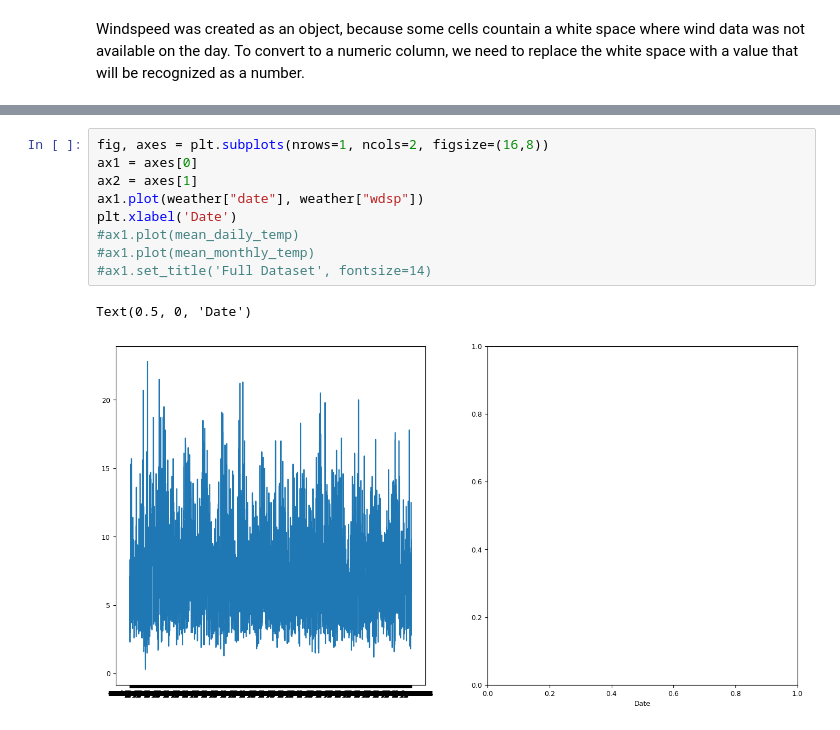
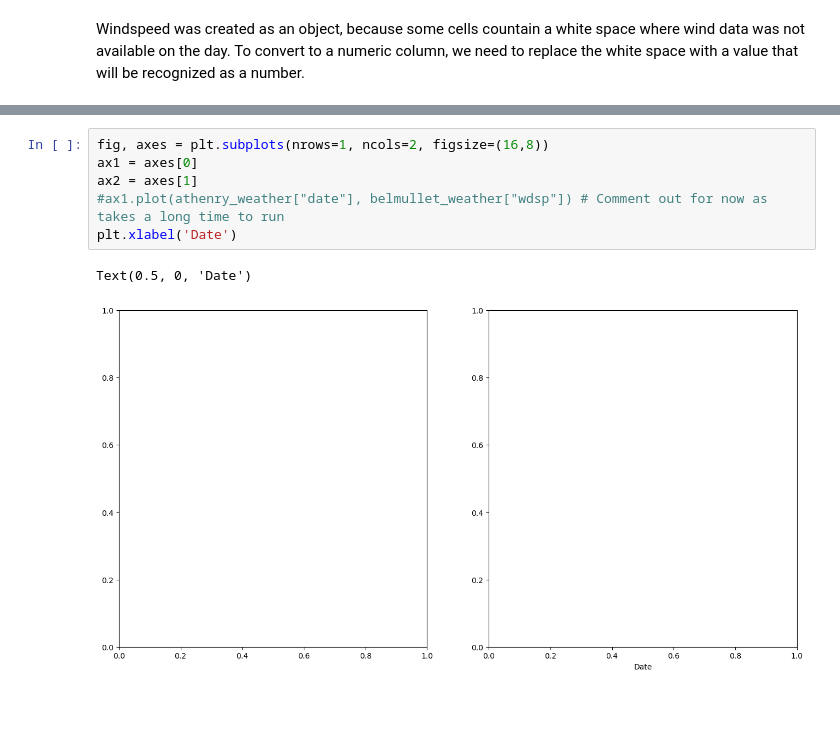
Before and after one commit to dvdgeroconnell/PFDA-project, a Jupyter notebook: windspeed.ipynb, the cells around one changed output, grey strips where cells are left out. Saved outputs shown, nothing was run; the diff lists cells and outputs as text.

```diff
--- a/windspeed.ipynb
+++ b/windspeed.ipynb
@@ -123,12 +153,9 @@ dtype: object
 # %%
 fig, axes = plt.subplots(nrows=1, ncols=2, figsize=(16,8))
 ax1 = axes[0]
 ax2 = axes[1]
-ax1.plot(weather["date"], weather["wdsp"])
+#ax1.plot(athenry_weather["date"], belmullet_weather["wdsp"]) # Comment out for now as takes a long time to run
 plt.xlabel('Date')
-#ax1.plot(mean_daily_temp)
-#ax1.plot(mean_monthly_temp)
-#ax1.set_title('Full Dataset', fontsize=14)
 # %% [output]
 Text(0.5, 0, 'Date')
-[figure, old version]
+[figure, new version]
```
Also changed, not shown: parts of 35 cells of this notebook, 36 other files.
